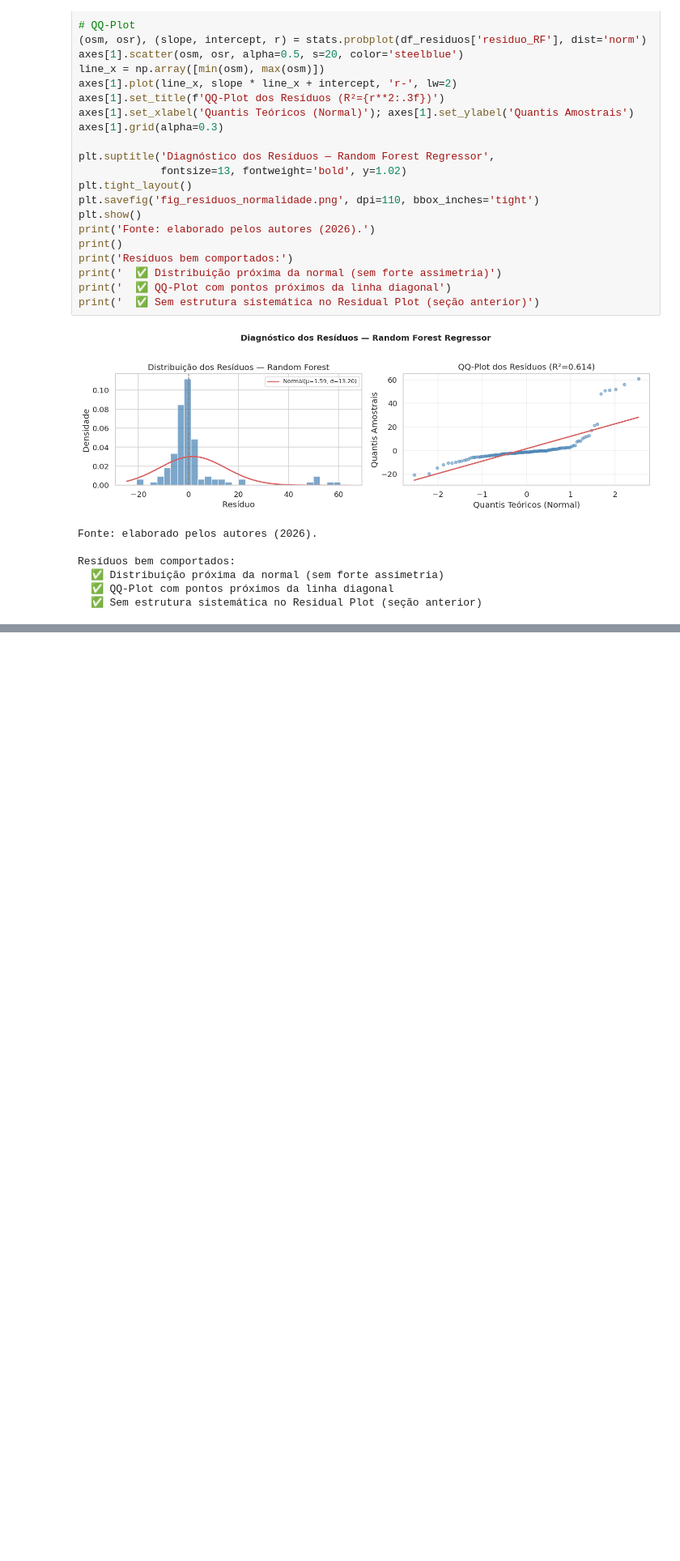
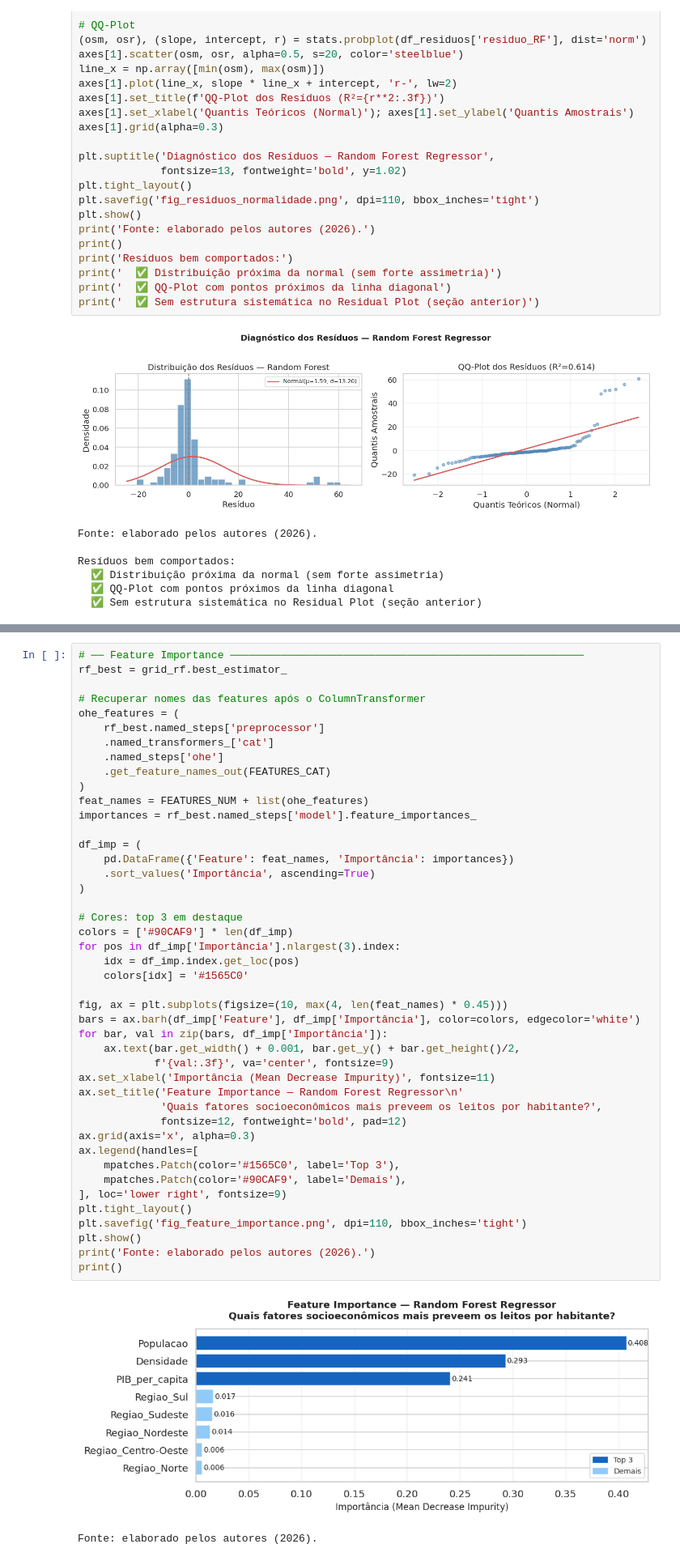
Before and after one commit to IsadoraMoraiss/Project_Pisi3, a Jupyter notebook: REGRESSÃO.ipynb, the cells around one changed output, grey strips where cells are left out. Shown at 81% size. Drawn from its saved outputs; the diff is of its cells as text; blank space fills up the shorter version.

Commit message:
feat: implementando seleção, interpretação e exportação do melhor modelo

```diff
--- a/REGRESSÃO.ipynb
+++ b/REGRESSÃO.ipynb
@@ -1053,0 +1056,47 @@ Resíduos bem comportados:
+# %%
+# ── Feature Importance ────────────────────────────────────────────────────────
+rf_best = grid_rf.best_estimator_
+
+# Recuperar nomes das features após o ColumnTransformer
+ohe_features = (
+    rf_best.named_steps['preprocessor']
+    .named_transformers_['cat']
+    .named_steps['ohe']
+    .get_feature_names_out(FEATURES_CAT)
+)
+feat_names = FEATURES_NUM + list(ohe_features)
+importances = rf_best.named_steps['model'].feature_importances_
+
+df_imp = (
+    pd.DataFrame({'Feature': feat_names, 'Importância': importances})
+    .sort_values('Importância', ascending=True)
+)
+
+# Cores: top 3 em destaque
+colors = ['#90CAF9'] * len(df_imp)
+for pos in df_imp['Importância'].nlargest(3).index:
+    idx = df_imp.index.get_loc(pos)
+    colors[idx] = '#1565C0'
+
+fig, ax = plt.subplots(figsize=(10, max(4, len(feat_names) * 0.45)))
+bars = ax.barh(df_imp['Feature'], df_imp['Importância'], color=colors, edgecolor='white')
+for bar, val in zip(bars, df_imp['Importância']):
+    ax.text(bar.get_width() + 0.001, bar.get_y() + bar.get_height()/2,
+            f'{val:.3f}', va='center', fontsize=9)
+ax.set_xlabel('Importância (Mean Decrease Impurity)', fontsize=11)
+ax.set_title('Feature Importance — Random Forest Regressor\n'
+             'Quais fatores socioeconômicos mais preveem os leitos por habitante?',
+             fontsize=12, fontweight='bold', pad=12)
+ax.grid(axis='x', alpha=0.3)
+ax.legend(handles=[
+    mpatches.Patch(color='#1565C0', label='Top 3'),
+    mpatches.Patch(color='#90CAF9', label='Demais'),
+], loc='lower right', fontsize=9)
+plt.tight_layout()
+plt.savefig('fig_feature_importance.png', dpi=110, bbox_inches='tight')
+plt.show()
+print('Fonte: elaborado pelos autores (2026).')
+print()
+# %% [output]
+[figure, added]
+Fonte: elaborado pelos autores (2026).
```
Also changed, not shown: parts of 5 cells of this notebook.
